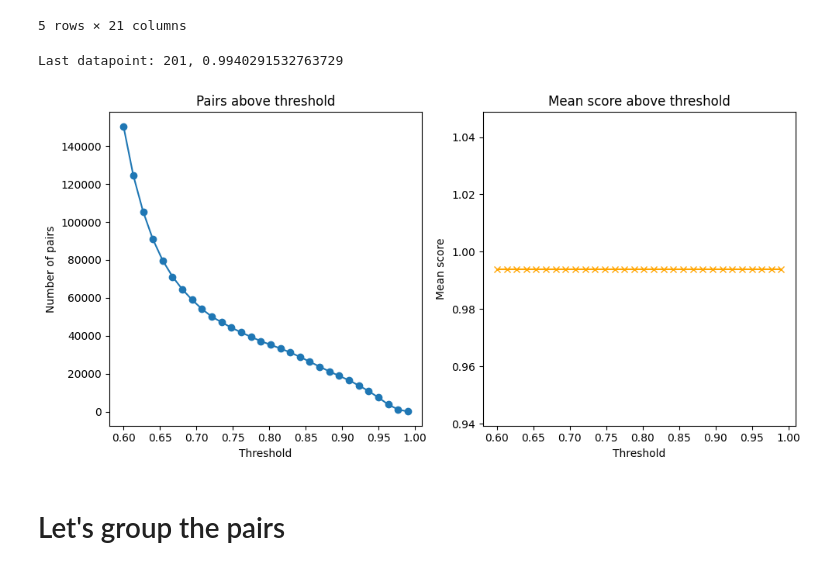
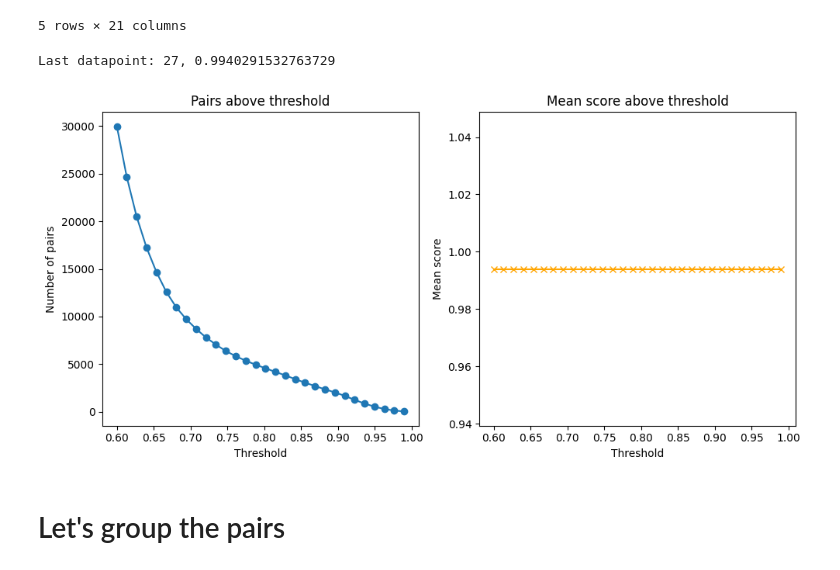
Before and after one commit to olliglorioso/vtt-innovation-duplication, a Jupyter notebook: main.ipynb, the cells around one changed output. Drawn from its saved outputs; the diff is of its cells as text; code cells hidden in the pictures.

```diff
--- a/main.ipynb
+++ b/main.ipynb
@@ -86,67 +86,52 @@ def calculate_similar_pairs(embeddings_tensor, threshold=0.8, verbose=True):
     # Collect similar pairs
     similar_pairs = [(i, j, score) for i, j, score in zip(i_indices, j_indices, scores)]
 
-    end = time.time()
-
-    if (verbose == False):
-
-        print(f"Similarity computation took {end - start_time:.2f} seconds and we got {len(similar_pairs)} pairs with {threshold}")
-
-        num_samples = 2
-        sampled_pairs = random.sample(similar_pairs, min(num_samples, len(similar_pairs)))
-
-        for idx, (i, j, score) in enumerate(sampled_pairs[:5]):  # Print first 5 examples
-            print(f"Pair {idx+1}:")
-            print(f"  Index {i} → {combined_texts[i]}")
-            print(f"  Index {j} → {combined_texts[j]}")
-            print(f"elem : {result_df.iloc[i]['Document number']}")
-            print(f"  Similarity: {score:.4f}\n")
-
     return similar_pairs
 
 def create_embeddings_tensor(duplicates=False):
+    result_df_final = result_df.copy()
     if duplicates == False:
-        result_df_nodup = result_df.drop_duplicates(subset=["source description"]).reset_index(drop=True)
+        result_df_final = result_df.drop_duplicates(subset=["source description"]).reset_index(drop=True)
 
-    combined_embeddings = result_df["embedding"].tolist()
-    combined_texts = result_df["text_to_compare"].tolist()
+    combined_embeddings = result_df_final["embedding"].tolist()
+    combined_texts = result_df_final["text_to_compare"].tolist()
 
     start_time = time.time()
     embeddings_tensor = torch.stack([torch.tensor(e) for e in combined_embeddings])
-    return embeddings_tensor, combined_texts, combined_embeddings
+    return embeddings_tensor, combined_texts, combined_embeddings, result_df_final
 # %%
 thresholds = np.linspace(0.6, 0.99, 30)
 pair_counts = []
 mean_scores = []
 
-embeddings_tensor, combined_texts, combined_embeddings = create_embeddings_tensor()
+embeddings_tensor, combined_texts, combined_embeddings, mutated_result_df = create_embeddings_tensor()
 
 for threshold in thresholds:
     mask = sim_scores > threshold
     similar_pairs = calculate_similar_pairs(embeddings_tensor, threshold=threshold)
     pair_counts.append(len(similar_pairs))
     mean_scores.append(np.mean(scores) if scores else 0)
 
 print(f"Last datapoint: {pair_counts[-1]}, {mean_scores[-1]}")
 
 plt.figure(figsize=(10, 5))
 plt.subplot(1, 2, 1)
 plt.plot(thresholds, pair_counts, marker='o')
 plt.xlabel('Threshold')
 plt.ylabel('Number of pairs')
 plt.title('Pairs above threshold')
 
 plt.subplot(1, 2, 2)
 plt.plot(thresholds, mean_scores, marker='x', color='orange')
 plt.xlabel('Threshold')
 plt.ylabel('Mean score')
 plt.title('Mean score above threshold')
 
 plt.tight_layout()
 plt.show()
 # %% [output]
-Last datapoint: 201, 0.9940291532763729
+Last datapoint: 27, 0.9940291532763729
-[figure, old version]
+[figure, new version]
 # %% [markdown]
 # Let's group the pairs
 # %%
```
Also changed, not shown: parts of 3 cells of this notebook.
